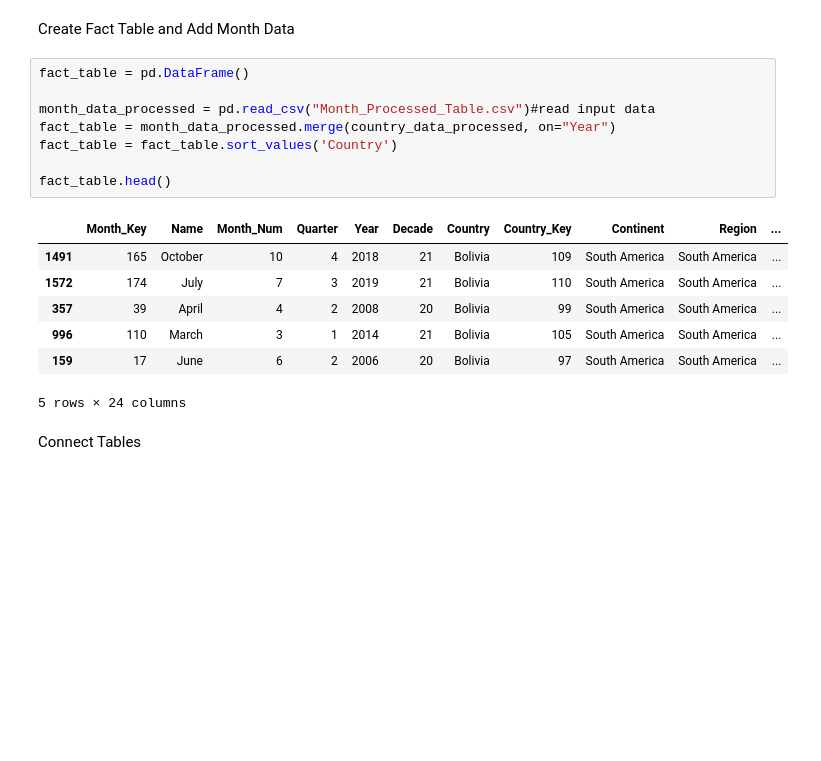
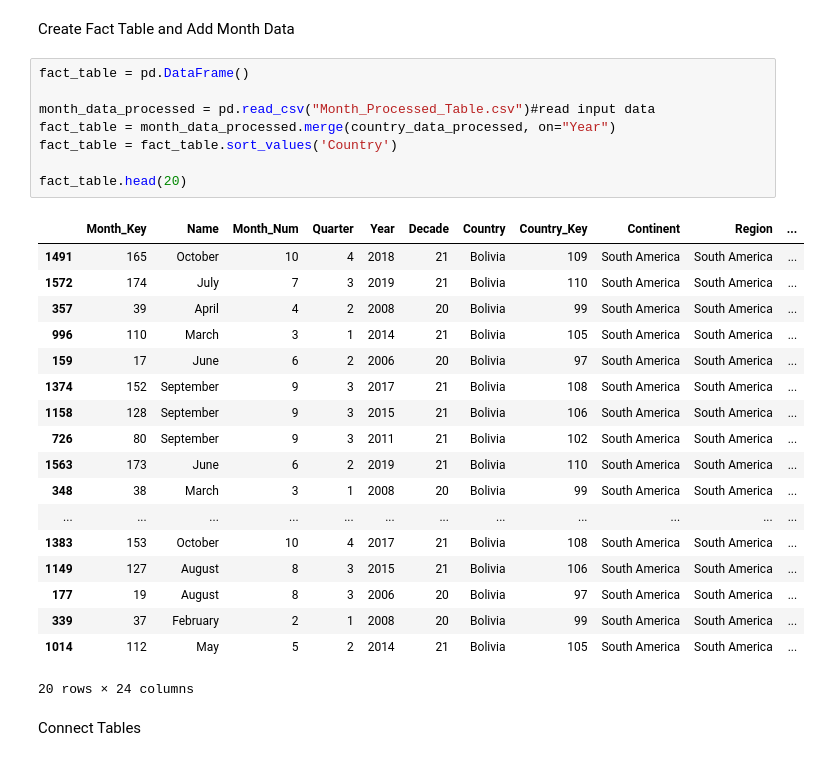
Before and after one commit to ajay-mundi/HealthDataMart, a Jupyter notebook: Data Staging/Fact_Table.ipynb, the cells around one changed output. Saved outputs shown, nothing was run; the diff lists cells and outputs as text; blank space fills up the shorter version.

```diff
--- a/Data Staging/Fact_Table.ipynb
+++ b/Data Staging/Fact_Table.ipynb
@@ -29,19 +29,30 @@ Create Fact Table and Add Month Data
 # %%
 fact_table = pd.DataFrame()
 
 month_data_processed = pd.read_csv("Month_Processed_Table.csv")#read input data
 fact_table = month_data_processed.merge(country_data_processed, on="Year")
 fact_table = fact_table.sort_values('Country')
 
-fact_table.head()
+fact_table.head(20)
 # %% [output]
 |  | Month_Key | Name | Month_Num | Quarter | Year | Decade | Country | Country_Key | Continent | Region | ... |
 | 1491 | 165 | October | 10 | 4 | 2018 | 21 | Bolivia | 109 | South America | South America | ... |
 | 1572 | 174 | July | 7 | 3 | 2019 | 21 | Bolivia | 110 | South America | South America | ... |
 | 357 | 39 | April | 4 | 2 | 2008 | 20 | Bolivia | 99 | South America | South America | ... |
 | 996 | 110 | March | 3 | 1 | 2014 | 21 | Bolivia | 105 | South America | South America | ... |
 | 159 | 17 | June | 6 | 2 | 2006 | 20 | Bolivia | 97 | South America | South America | ... |
+| 1374 | 152 | September | 9 | 3 | 2017 | 21 | Bolivia | 108 | South America | South America | ... |
+| 1158 | 128 | September | 9 | 3 | 2015 | 21 | Bolivia | 106 | South America | South America | ... |
+| 726 | 80 | September | 9 | 3 | 2011 | 21 | Bolivia | 102 | South America | South America | ... |
+| 1563 | 173 | June | 6 | 2 | 2019 | 21 | Bolivia | 110 | South America | South America | ... |
+| 348 | 38 | March | 3 | 1 | 2008 | 20 | Bolivia | 99 | South America | South America | ... |
+| ... | ... | ... | ... | ... | ... | ... | ... | ... | ... | ... | ... |
+| 1383 | 153 | October | 10 | 4 | 2017 | 21 | Bolivia | 108 | South America | South America | ... |
+| 1149 | 127 | August | 8 | 3 | 2015 | 21 | Bolivia | 106 | South America | South America | ... |
+| 177 | 19 | August | 8 | 3 | 2006 | 20 | Bolivia | 97 | South America | South America | ... |
+| 339 | 37 | February | 2 | 1 | 2008 | 20 | Bolivia | 99 | South America | South America | ... |
+| 1014 | 112 | May | 5 | 2 | 2014 | 21 | Bolivia | 105 | South America | South America | ... |
-5 rows × 24 columns
+20 rows × 24 columns
 # %% [markdown]
 Connect Tables
 # %%
```
Also changed, not shown: 8 other files.
